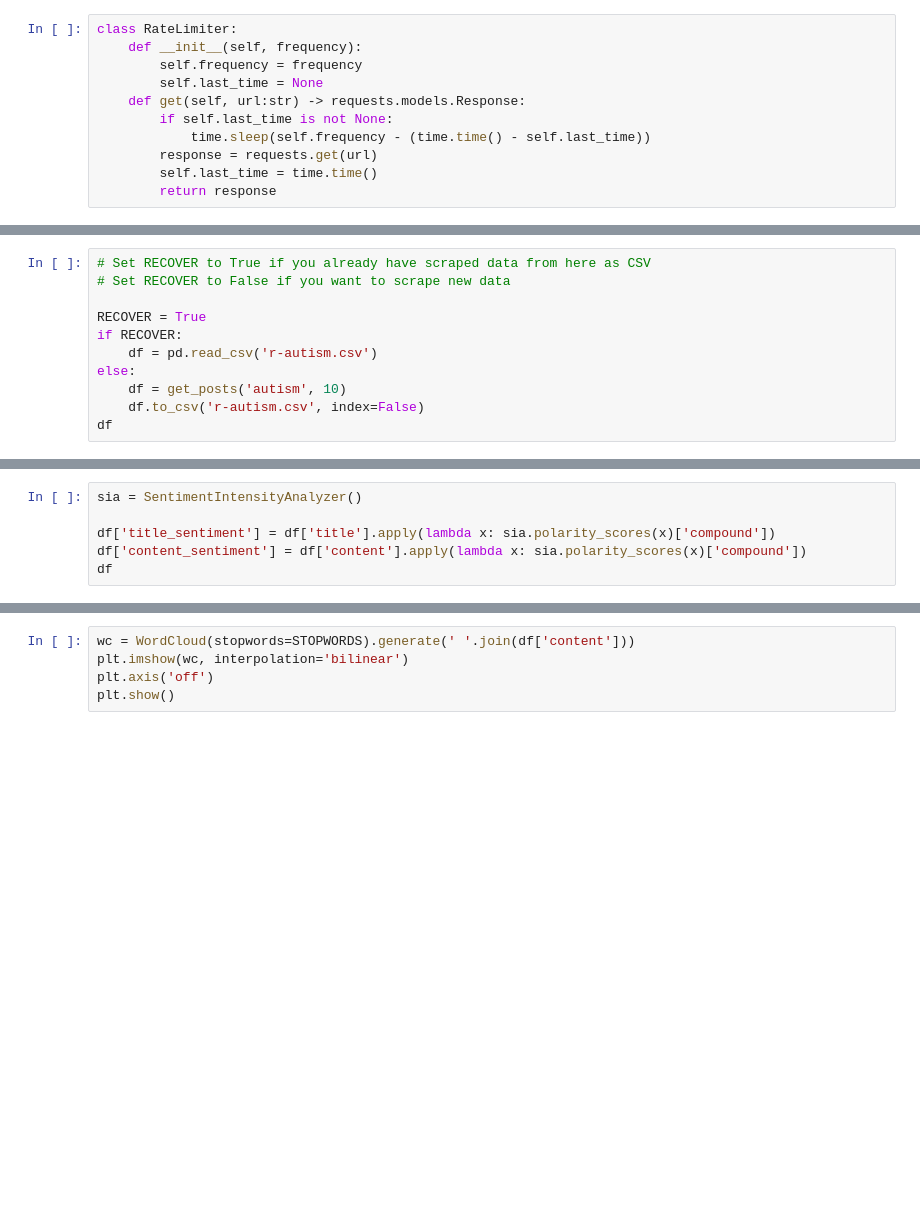
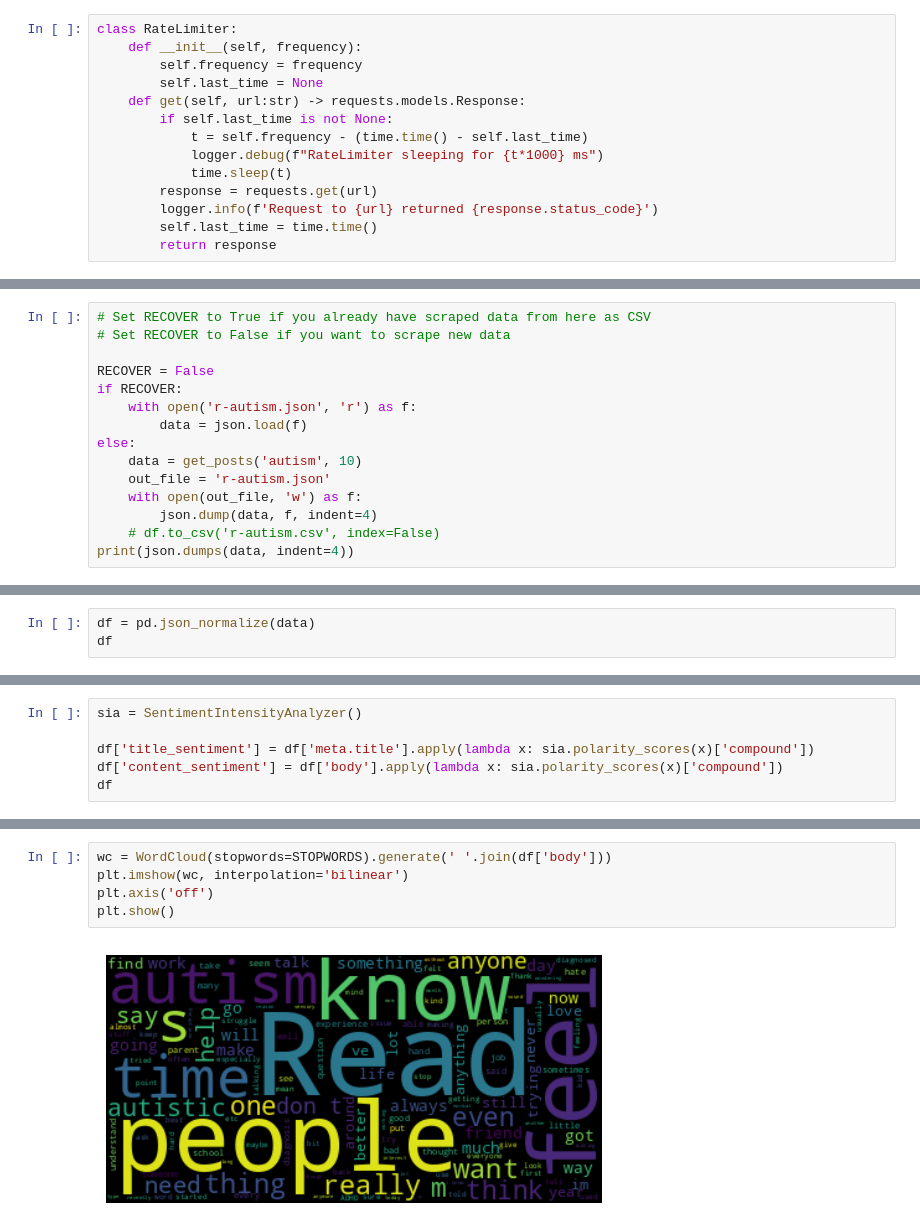
Before and after one commit to mindsresearch/disability_trends, a Jupyter notebook: code/scrape/reddit_playground.ipynb, the cells around one changed output, grey strips where cells are left out. Cells and saved outputs as stored; diff of their text form; blank space fills up the shorter version.

Commit message:
Change Reddit scraper to use de-facto JSON standard

```diff
--- a/code/scrape/reddit_playground.ipynb
+++ b/code/scrape/reddit_playground.ipynb
@@ -17,8 +27,11 @@ class RateLimiter:
         self.last_time = None
     def get(self, url:str) -> requests.models.Response:
         if self.last_time is not None:
-            time.sleep(self.frequency - (time.time() - self.last_time))
+            t = self.frequency - (time.time() - self.last_time)
+            logger.debug(f"RateLimiter sleeping for {t*1000} ms")
+            time.sleep(t)
         response = requests.get(url)
+        logger.info(f'Request to {url} returned {response.status_code}')
         self.last_time = time.time()
         return response
 # %%
@@ -72,10 +94,14 @@ def get_posts(sub: str, calls: int = 1):
 # Set RECOVER to True if you already have scraped data from here as CSV
 # Set RECOVER to False if you want to scrape new data
 
-RECOVER = True
+RECOVER = False
 if RECOVER:
-    df = pd.read_csv('r-autism.csv')
+    with open('r-autism.json', 'r') as f:
+        data = json.load(f)
 else:
-    df = get_posts('autism', 10)
-    df.to_csv('r-autism.csv', index=False)
-df
+    data = get_posts('autism', 10)
+    out_file = 'r-autism.json'
+    with open(out_file, 'w') as f:
+        json.dump(data, f, indent=4)
+    # df.to_csv('r-autism.csv', index=False)
+print(json.dumps(data, indent=4))
@@ -81,0 +136,3 @@ df
+# %%
+df = pd.json_normalize(data)
+df
@@ -82,6 +153,6 @@ df
 # %%
 sia = SentimentIntensityAnalyzer()
 
-df['title_sentiment'] = df['title'].apply(lambda x: sia.polarity_scores(x)['compound'])
-df['content_sentiment'] = df['content'].apply(lambda x: sia.polarity_scores(x)['compound'])
+df['title_sentiment'] = df['meta.title'].apply(lambda x: sia.polarity_scores(x)['compound'])
+df['content_sentiment'] = df['body'].apply(lambda x: sia.polarity_scores(x)['compound'])
 df
@@ -88,6 +173,8 @@ df
 # %%
-wc = WordCloud(stopwords=STOPWORDS).generate(' '.join(df['content']))
+wc = WordCloud(stopwords=STOPWORDS).generate(' '.join(df['body']))
 plt.imshow(wc, interpolation='bilinear')
 plt.axis('off')
 plt.show()
+# %% [output]
+[figure, added]
 # %%
```
Also changed, not shown: parts of 6 cells of this notebook, 2 other files.
